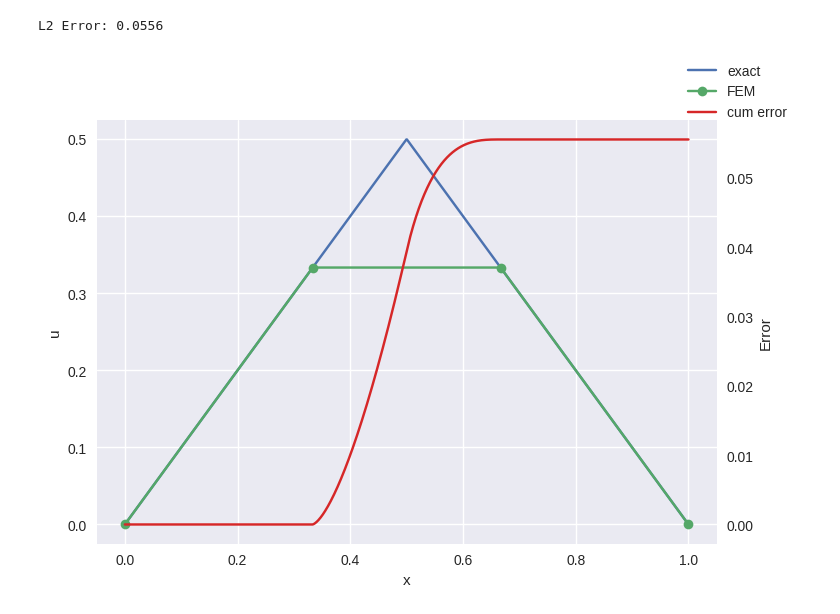
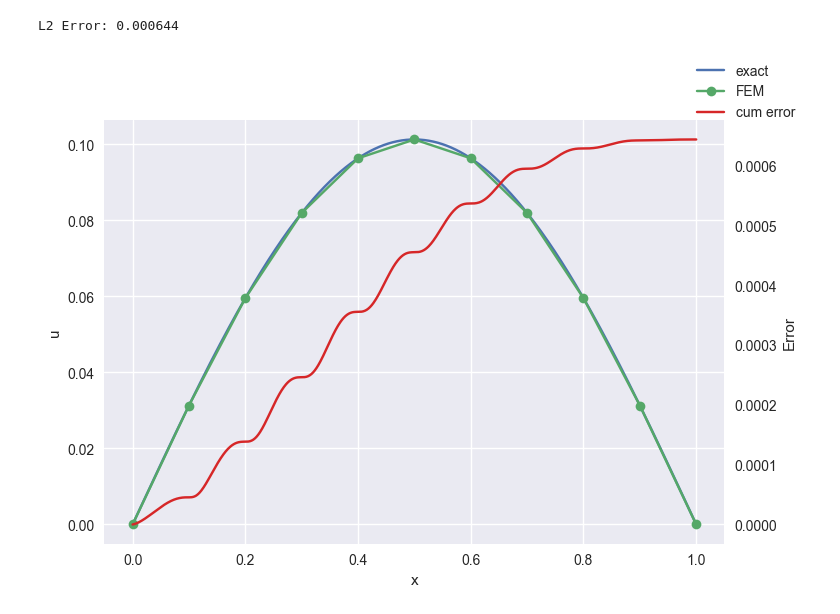
Before and after one commit to Brianhuynh97/ProgrammingPDE1, a Jupyter notebook: individual_solutions/Paul/pe1.ipynb, the cells around one changed output. Drawn from its saved outputs; the diff is of its cells as text; code cells hidden in the pictures.

```diff
--- a/individual_solutions/Paul/pe1.ipynb
+++ b/individual_solutions/Paul/pe1.ipynb
@@ -12,57 +16,62 @@ from lib import *
 plt.style.use("seaborn-v0_8")
 # %%
-x0, xN = 0, 1
-N = 3
+x0, xN = 0, 1 # domain boundaries
+N = 10 # number of intervals
 h = (xN - x0) / (N)  # N+1 nodes means N intervals
 
 # get analytical solution u, f(x), coefficients b and matrix elements a_ij
-u_f, u_fpp, u_b, u_a_ij = funcs["f2_lin"]
+u_f, u_fpp, u_b, u_a_ij = funcs["f3_lin"]
 
+#u_f means exact solution u(x)
+#u_fpp means second derivative of exact solution u''(x)
+#u_b means right hand side vector b_i
+#u_a_ij means stiffness matrix element a_ij
 a = np.array([[u_a_ij(i, j, h) for j in range(1, N)] for i in range(1, N)]) # N-1 x N-1 matrix
 b = np.array([u_b(i, h) for i in range(1, N)]) # N-1 vector
 # for basis = hat functions
 # b = np.array([b_j(i, h, u_fpp, x0, xN) for i in range(1, N)])
-x = np.linalg.solve(a, b) # solve for coefficients
+x = np.linalg.solve(a, b) # solve Ax = b for coefficients x
 
-fig, ax = plt.subplots()
+fig, ax = plt.subplots() # create figure and axis
 
-fine_x = np.linspace(x0, xN, num=1000)
-u_anal = u_f(fine_x)
+fine_x = np.linspace(x0, xN, num=1000) # high resolution x values for plotting
+u_anal = u_f(fine_x) # exact solution at high resolution x values
 ax.plot(fine_x, u_anal, label="exact")
 
 x_grid = np.linspace(x0, xN, num=N + 1)
 # for basis = hat functions b = u_N(x_k),
 # but we only have N-1 b_k corresponding to u_N(x_1) to x_N(x_(N-1))
 # so we pad with zero left and right to get u_N(boundary)=0
 u_num_corse = np.pad(x, 1, "constant", constant_values=0)
+# numerical solution at coarse grid points
 ax.plot(x_grid, u_num_corse, "-o", label="FEM")
 
 # plotting high resolution version of function
 u_num_fine = constr_f(x, fine_x, h)
 # ax.plot(fine_x, u_num_fine)
 
 # print(a)
 
 error = np.sqrt(
     np.cumsum((u_anal - u_num_fine) ** 2) * (fine_x[1] - fine_x[0])
 )  # approximate integral by sum
 
 
-l2_error = l2_err_func(u_f, u_num_corse, x_grid)
+l2_error = l2_err_func(u_f, u_num_corse, x_grid) # compute L2 error
 print(f"L2 Error: {l2_error:#.3}")
 
 
-ax2 = ax.twinx()
+ax2 = ax.twinx() # create a second y-axis sharing the same x-axis
 ax2.plot(fine_x, error, color="tab:red", label="cum error")
-ax2.grid(False)
+ax2.grid(False) # disable grid on second y-axis
 
 ax.set_xlabel("x")
 ax.set_ylabel("u")
 ax2.set_ylabel("Error")
 _ = fig.legend()
 # %% [output]
-L2 Error: 0.0556
+L2 Error: 0.000644
-[figure, old version]
+[figure, new version]
 # %%
 # plot errors over N
 
```
Also changed, not shown: parts of 4 cells of this notebook, 6 other files.
